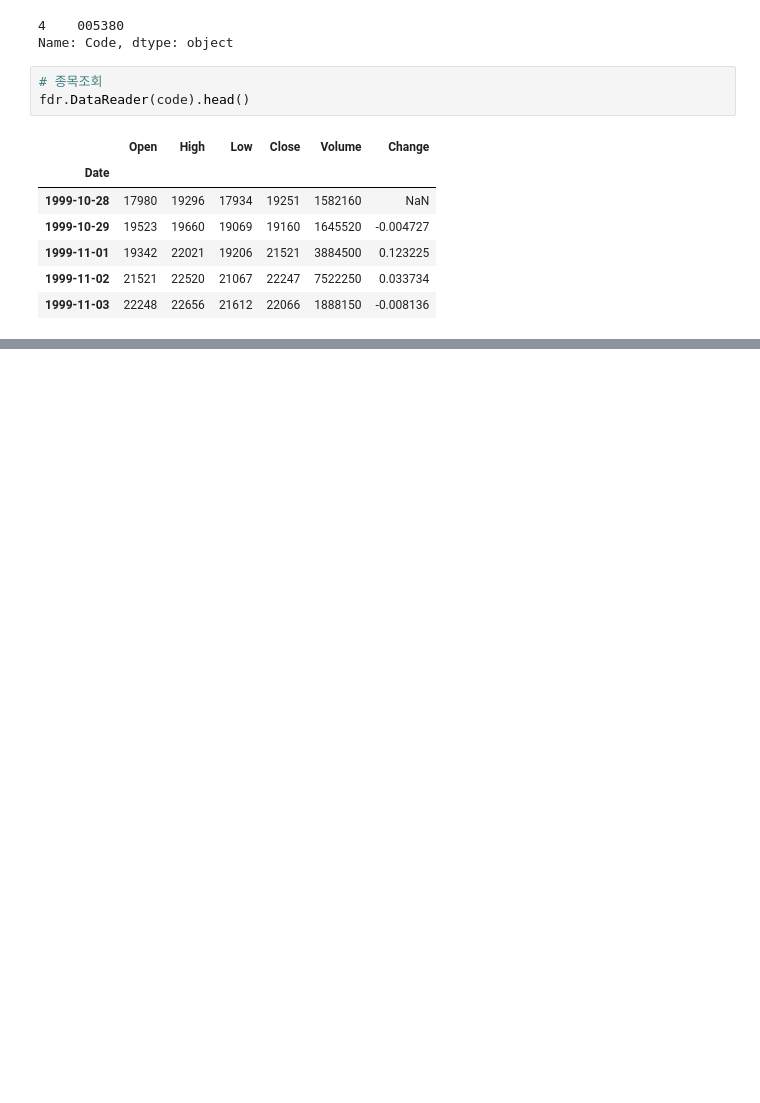
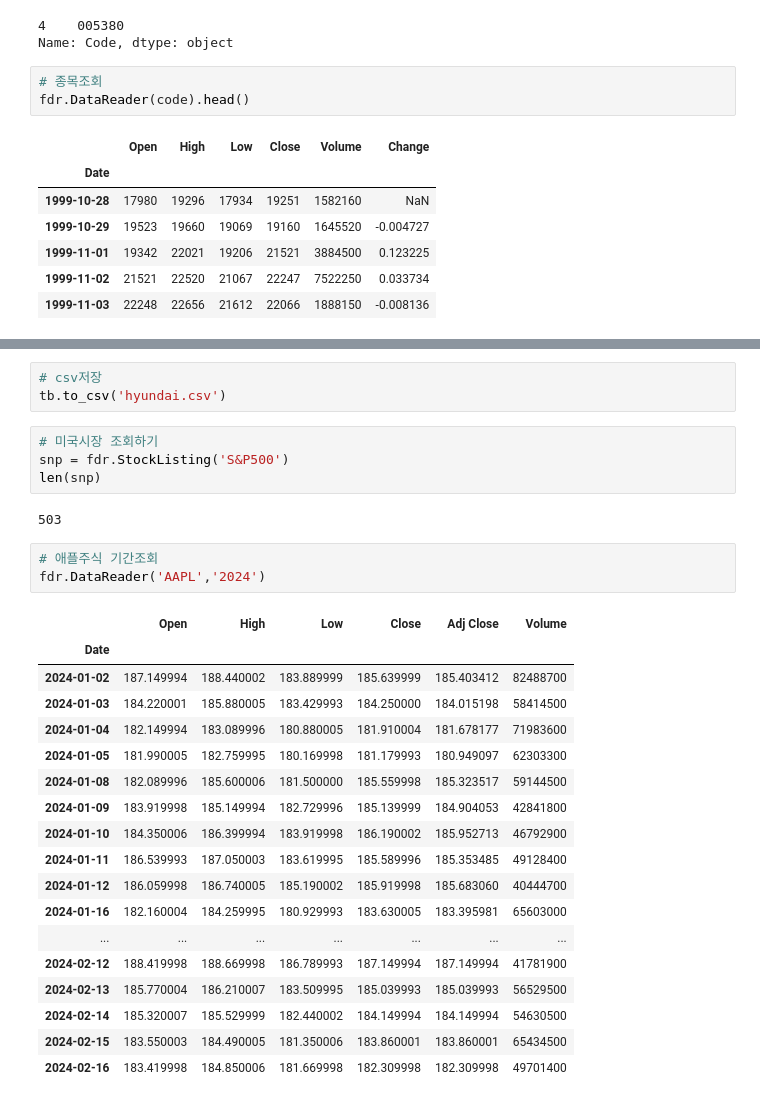
Before and after one commit to positoy/finance, a Jupyter notebook: finance-datareader.ipynb, the cells around one changed output, grey strips where cells are left out. Saved outputs shown, nothing was run; the diff lists cells and outputs as text; blank space fills up the shorter version.

```diff
--- a/finance-datareader.ipynb
+++ b/finance-datareader.ipynb
@@ -73,0 +116,31 @@ tb = fdr.DataReader(code, '2024-01-01', '2024-01-10').rename(columns={
+# %%
+# csv저장
+tb.to_csv('hyundai.csv')
+# %%
+# 미국시장 조회하기
+snp = fdr.StockListing('S&P500')
+len(snp)
+# %% [output]
+503
+# %%
+# 애플주식 기간조회
+fdr.DataReader('AAPL','2024')
+# %% [output]
+|  | Open | High | Low | Close | Adj Close | Volume |
+| Date |  |  |  |  |  |  |
+| 2024-01-02 | 187.149994 | 188.440002 | 183.889999 | 185.639999 | 185.403412 | 82488700 |
+| 2024-01-03 | 184.220001 | 185.880005 | 183.429993 | 184.250000 | 184.015198 | 58414500 |
+| 2024-01-04 | 182.149994 | 183.089996 | 180.880005 | 181.910004 | 181.678177 | 71983600 |
+| 2024-01-05 | 181.990005 | 182.759995 | 180.169998 | 181.179993 | 180.949097 | 62303300 |
+| 2024-01-08 | 182.089996 | 185.600006 | 181.500000 | 185.559998 | 185.323517 | 59144500 |
+| 2024-01-09 | 183.919998 | 185.149994 | 182.729996 | 185.139999 | 184.904053 | 42841800 |
+| 2024-01-10 | 184.350006 | 186.399994 | 183.919998 | 186.190002 | 185.952713 | 46792900 |
+| 2024-01-11 | 186.539993 | 187.050003 | 183.619995 | 185.589996 | 185.353485 | 49128400 |
+| 2024-01-12 | 186.059998 | 186.740005 | 185.190002 | 185.919998 | 185.683060 | 40444700 |
+| 2024-01-16 | 182.160004 | 184.259995 | 180.929993 | 183.630005 | 183.395981 | 65603000 |
+| ... | ... | ... | ... | ... | ... | ... |
+| 2024-02-12 | 188.419998 | 188.669998 | 186.789993 | 187.149994 | 187.149994 | 41781900 |
+| 2024-02-13 | 185.770004 | 186.210007 | 183.509995 | 185.039993 | 185.039993 | 56529500 |
+| 2024-02-14 | 185.320007 | 185.529999 | 182.440002 | 184.149994 | 184.149994 | 54630500 |
+| 2024-02-15 | 183.550003 | 184.490005 | 181.350006 | 183.860001 | 183.860001 | 65434500 |
+| 2024-02-16 | 183.419998 | 184.850006 | 181.669998 | 182.309998 | 182.309998 | 49701400 |
```
Also changed, not shown: parts of 6 cells of this notebook.
